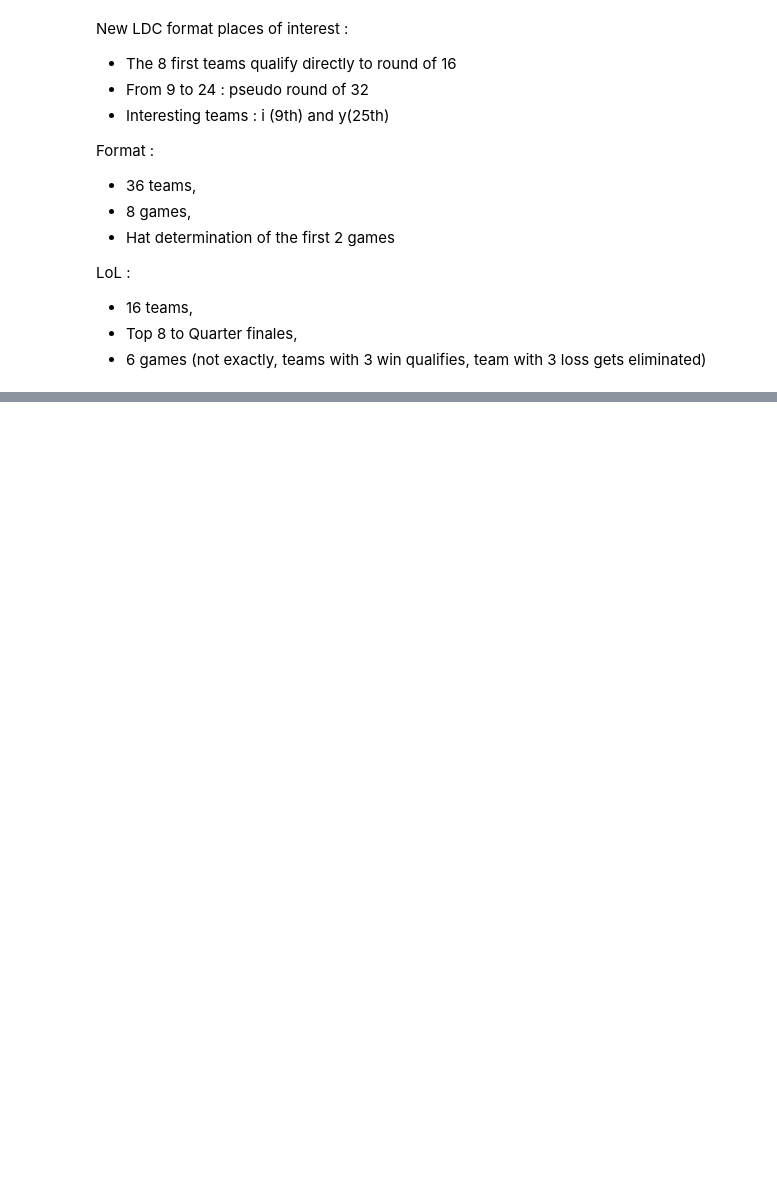
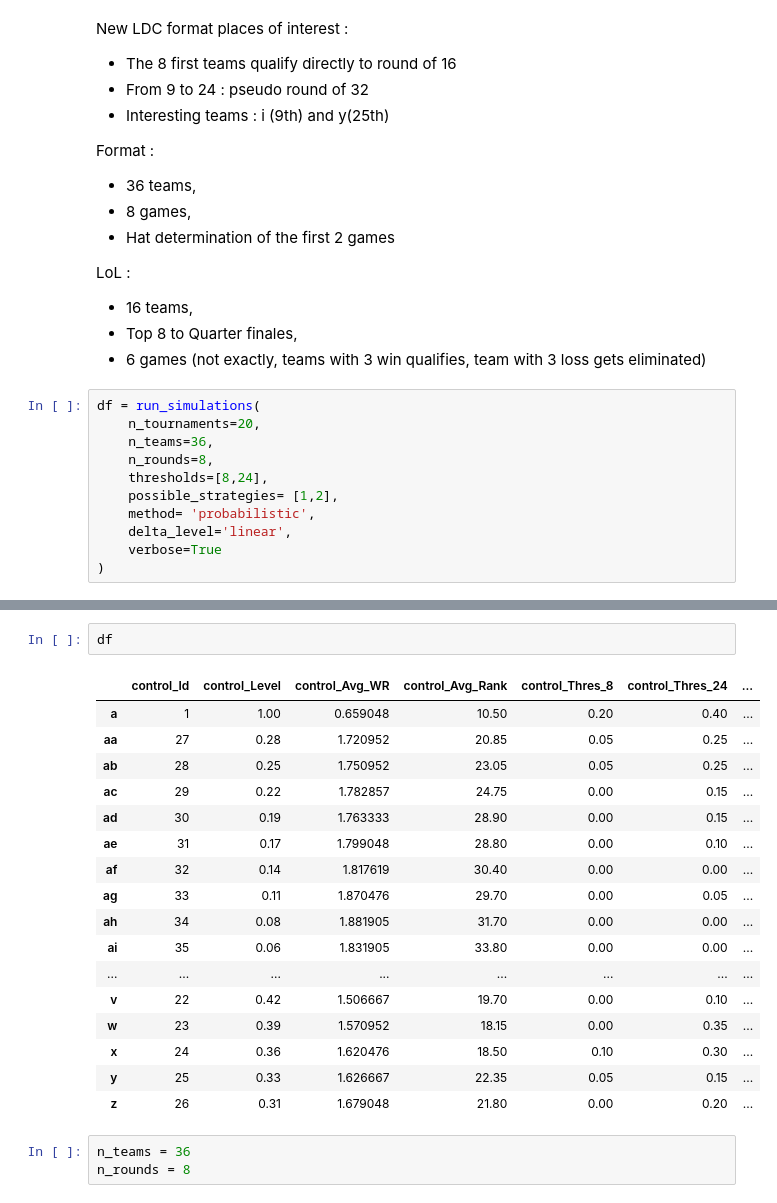
Before and after one commit to arnaud-odet/swiss_rounds_simulator, a Jupyter notebook: swiss_round.ipynb, the cells around one changed output, grey strips where cells are left out. Drawn from its saved outputs; the diff is of its cells as text; blank space fills up the shorter version.

```diff
--- a/swiss_round.ipynb
+++ b/swiss_round.ipynb
@@ -22,3 +23,14 @@ LoL :
 * 16 teams,
 * Top 8 to Quarter finales,
 * 6 games (not exactly, teams with 3 win qualifies, team with 3 loss gets eliminated)
+# %%
+df = run_simulations(
+    n_tournaments=20,
+    n_teams=36,
+    n_rounds=8,
+    thresholds=[8,24],
+    possible_strategies= [1,2],
+    method= 'probabilistic',
+    delta_level='linear',
+    verbose=True
+)
@@ -25 +55,24 @@ LoL :
+# %%
+df
+# %% [output]
+|  | control_Id | control_Level | control_Avg_WR | control_Avg_Rank | control_Thres_8 | control_Thres_24 | ... |
+| a | 1 | 1.00 | 0.659048 | 10.50 | 0.20 | 0.40 | ... |
+| aa | 27 | 0.28 | 1.720952 | 20.85 | 0.05 | 0.25 | ... |
+| ab | 28 | 0.25 | 1.750952 | 23.05 | 0.05 | 0.25 | ... |
+| ac | 29 | 0.22 | 1.782857 | 24.75 | 0.00 | 0.15 | ... |
+| ad | 30 | 0.19 | 1.763333 | 28.90 | 0.00 | 0.15 | ... |
+| ae | 31 | 0.17 | 1.799048 | 28.80 | 0.00 | 0.10 | ... |
+| af | 32 | 0.14 | 1.817619 | 30.40 | 0.00 | 0.00 | ... |
+| ag | 33 | 0.11 | 1.870476 | 29.70 | 0.00 | 0.05 | ... |
+| ah | 34 | 0.08 | 1.881905 | 31.70 | 0.00 | 0.00 | ... |
+| ai | 35 | 0.06 | 1.831905 | 33.80 | 0.00 | 0.00 | ... |
+| ... | ... | ... | ... | ... | ... | ... | ... |
+| v | 22 | 0.42 | 1.506667 | 19.70 | 0.00 | 0.10 | ... |
+| w | 23 | 0.39 | 1.570952 | 18.15 | 0.00 | 0.35 | ... |
+| x | 24 | 0.36 | 1.620476 | 18.50 | 0.10 | 0.30 | ... |
+| y | 25 | 0.33 | 1.626667 | 22.35 | 0.05 | 0.15 | ... |
+| z | 26 | 0.31 | 1.679048 | 21.80 | 0.00 | 0.20 | ... |
+# %%
+n_teams = 36
+n_rounds = 8
 # %%
```
Also changed, not shown: parts of 5 cells of this notebook, 2 other files.
